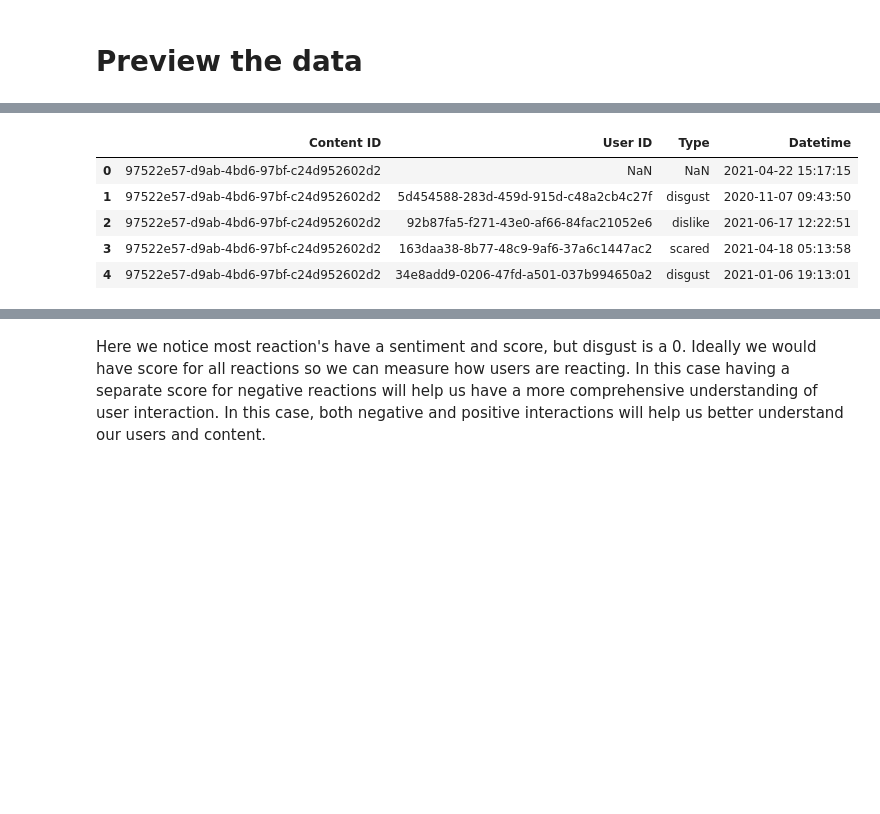
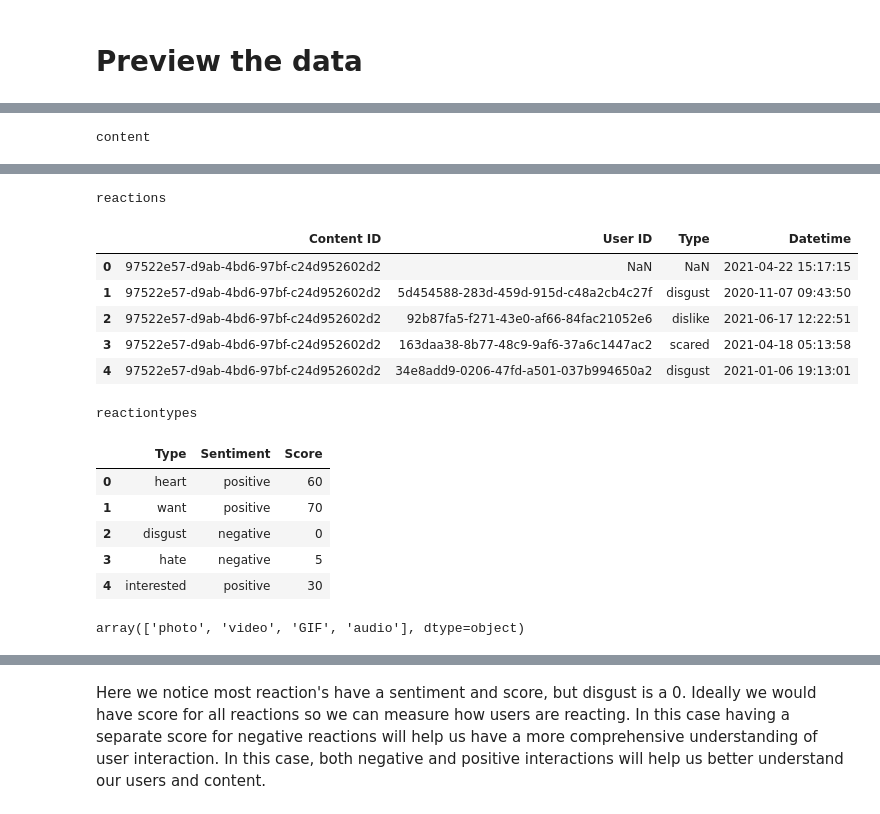
Before and after one commit to DerikVo/social_buzz, a Jupyter notebook: Code/01_eda.ipynb, the cells around one changed output, grey strips where cells are left out. Drawn from its saved outputs; the diff is of its cells as text; code cells hidden in the pictures; blank space fills up the shorter version.

```diff
--- a/Code/01_eda.ipynb
+++ b/Code/01_eda.ipynb
@@ -16,4 +16,4 @@ pattern = re.compile(r'^(.+)\.csv$')
 # %%
 files = [pattern.match(file).group(1) for file in files if pattern.match(file)]
 # %%
-files
+files = [i.lower() for i in files]
@@ -33,9 +22,8 @@ content.head()
-# %%
-reactions.head()
-# %% [output]
-|  | Content ID | User ID | Type | Datetime |
-| 0 | 97522e57-d9ab-4bd6-97bf-c24d952602d2 | NaN | NaN | 2021-04-22 15:17:15 |
-| 1 | 97522e57-d9ab-4bd6-97bf-c24d952602d2 | 5d454588-283d-459d-915d-c48a2cb4c27f | disgust | 2020-11-07 09:43:50 |
-| 2 | 97522e57-d9ab-4bd6-97bf-c24d952602d2 | 92b87fa5-f271-43e0-af66-84fac21052e6 | dislike | 2021-06-17 12:22:51 |
-| 3 | 97522e57-d9ab-4bd6-97bf-c24d952602d2 | 163daa38-8b77-48c9-9af6-37a6c1447ac2 | scared | 2021-04-18 05:13:58 |
-| 4 | 97522e57-d9ab-4bd6-97bf-c24d952602d2 | 34e8add9-0206-47fd-a501-037b994650a2 | disgust | 2021-01-06 19:13:01 |
+# %%
+for i in files:
+    _df = globals().get(i)
+    if _df is not None:
+        print(i)
+        display(_df.head())
+# %% [output]
+content
@@ -41,0 +36,18 @@ reactions.head()
+reactions
+|  | Content ID | User ID | Type | Datetime |
+| 0 | 97522e57-d9ab-4bd6-97bf-c24d952602d2 | NaN | NaN | 2021-04-22 15:17:15 |
+| 1 | 97522e57-d9ab-4bd6-97bf-c24d952602d2 | 5d454588-283d-459d-915d-c48a2cb4c27f | disgust | 2020-11-07 09:43:50 |
+| 2 | 97522e57-d9ab-4bd6-97bf-c24d952602d2 | 92b87fa5-f271-43e0-af66-84fac21052e6 | dislike | 2021-06-17 12:22:51 |
+| 3 | 97522e57-d9ab-4bd6-97bf-c24d952602d2 | 163daa38-8b77-48c9-9af6-37a6c1447ac2 | scared | 2021-04-18 05:13:58 |
+| 4 | 97522e57-d9ab-4bd6-97bf-c24d952602d2 | 34e8add9-0206-47fd-a501-037b994650a2 | disgust | 2021-01-06 19:13:01 |
+reactiontypes
+|  | Type | Sentiment | Score |
+| 0 | heart | positive | 60 |
+| 1 | want | positive | 70 |
+| 2 | disgust | negative | 0 |
+| 3 | hate | negative | 5 |
+| 4 | interested | positive | 30 |
+# %%
+content['Type'].unique()
+# %% [output]
+array(['photo', 'video', 'GIF', 'audio'], dtype=object)
```
Also changed, not shown: parts of 8 cells of this notebook, 8 other files.
